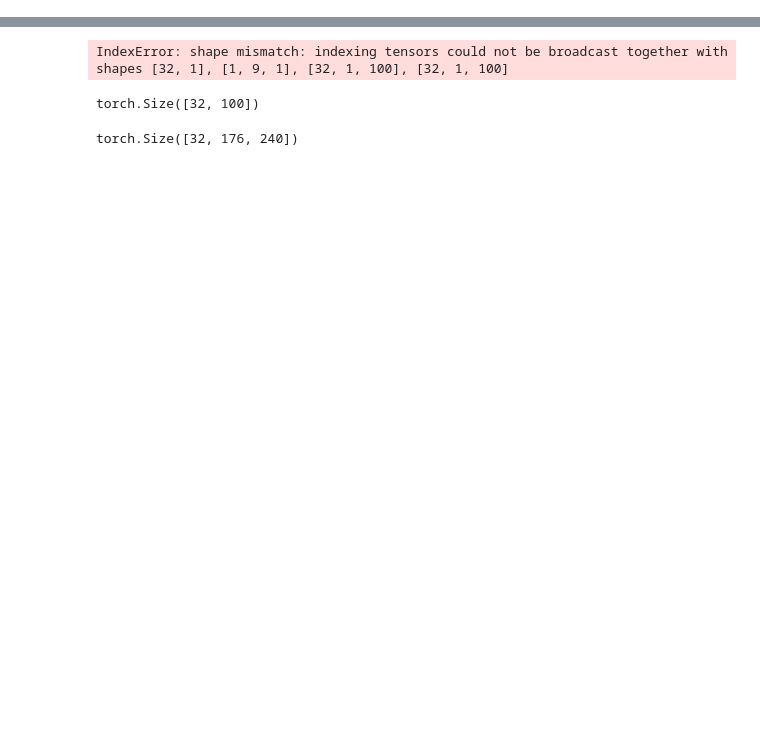
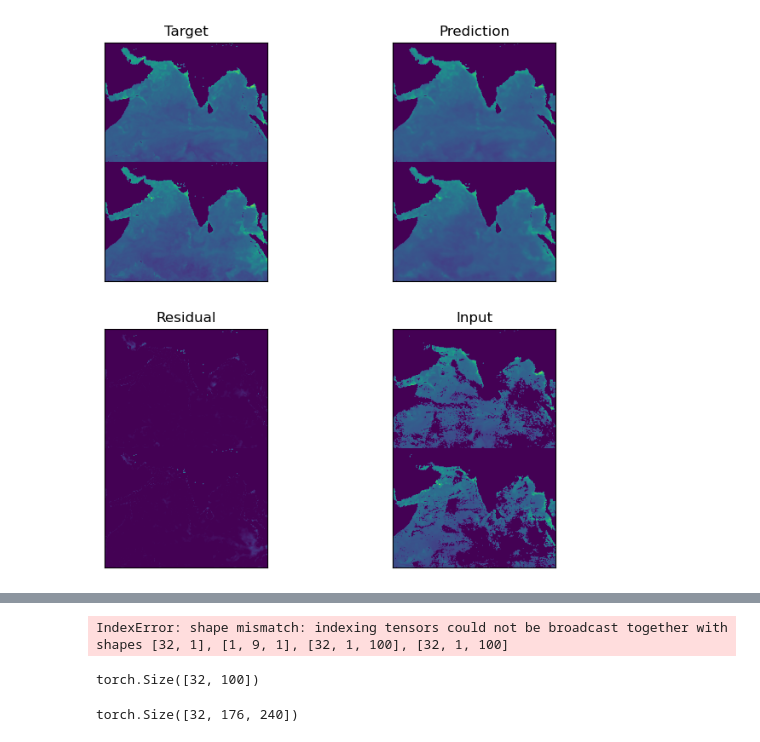
Before and after one commit to ocean-satellite-tools/mind-the-chl-gap-2024, a Jupyter notebook: notebooks/CHL_PINN.ipynb, the cells around one changed output, grey strips where cells are left out. Saved outputs shown, nothing was run; the diff lists cells and outputs as text; code cells hidden in the pictures; blank space fills up the shorter version.

```diff
--- a/notebooks/CHL_PINN.ipynb
+++ b/notebooks/CHL_PINN.ipynb
@@ -192 +223,35 @@ train_losses, test_losses = train(
 )
+# %%
+def stack_array(x, m, n):
+    b, h, w = x.shape
+    N = m * n
+    x_ = x[:N, :, :]
+    ids = np.array_split(np.arange(N), m)
+    tmp = np.zeros((m, n * h, w))
+    for i, id in enumerate(ids):
+        xx = x_[id, :, :].reshape(1, n * h, w)
+        tmp[i, :, :] = xx
+
+    return np.hstack([tmp[i, :, :] for i in range(m)])
+
+
+def plot_output_grid(x, y, output, m, n, figsize=(10, 14)):
+    stacked_x = stack_array(x[:, 0, :, :], m, n)
+    stacked_y = stack_array(y, m, n)
+    stacked_output = stack_array(output, m, n)
+    res = stacked_y - stacked_output
+    arrays = [stacked_y, stacked_output, res, stacked_x]
+    labels = ["Target", "Prediction", "Residual", "Input"]
+
+    fig, axs = plt.subplots(2, 2, figsize=figsize)
+    for i, ax in enumerate(axs.ravel()):
+        ax.imshow(arrays[i], clim=(0, 1))
+        ax.set_xticks([])
+        ax.set_yticks([])
+        ax.set_title(labels[i])
+# %%
+x, y = next(iter(test_loader))
+output = get_output(model, x)
+plot_output_grid(x, y, output, 1, 2, figsize=(8, 8))
+# %% [output]
+[figure, added]
```
Also changed, not shown: parts of 17 cells of this notebook, 26 other files.
